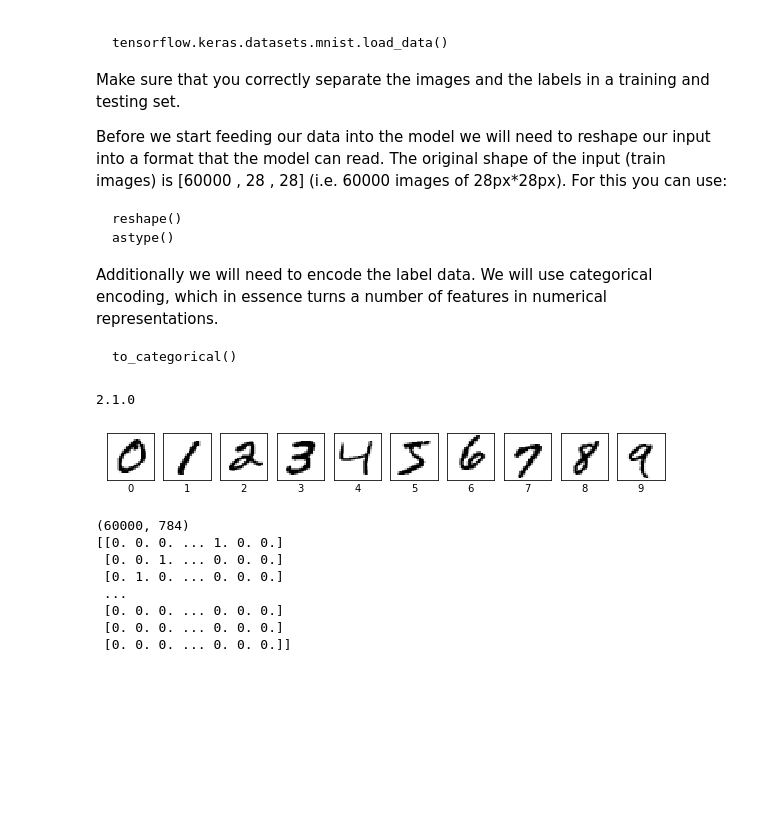
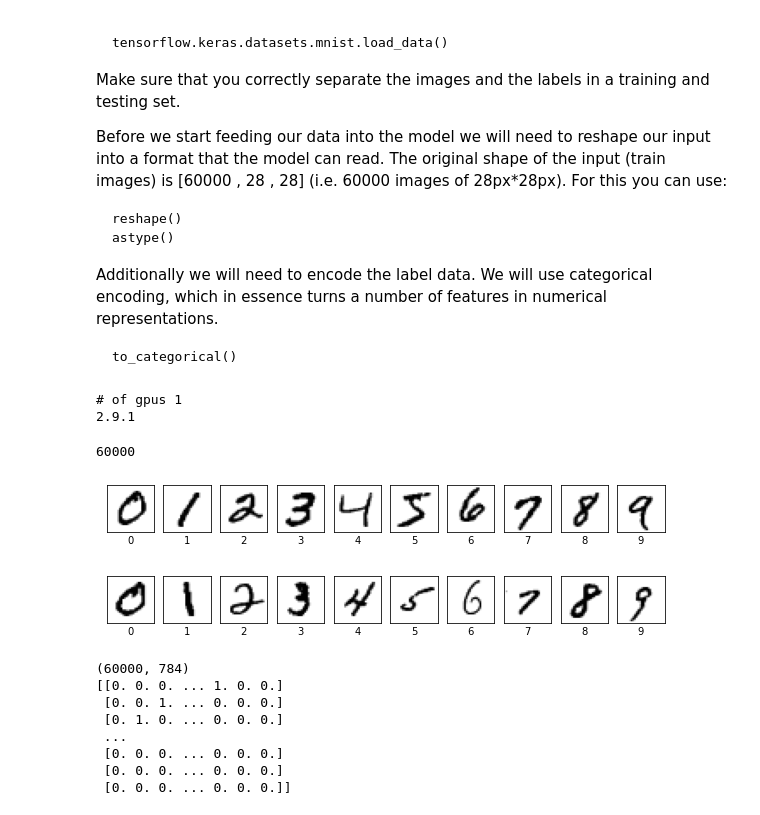
Before and after one commit to jsearcy1/AppliedMathNotebooks, a Jupyter notebook: MATH410/MATH410_MNIST-notebook0-class.ipynb, the cells around one changed output. Drawn from its saved outputs; the diff is of its cells as text; code cells hidden in the pictures; blank space fills up the shorter version.

```diff
--- a/MATH410/MATH410_MNIST-notebook0-class.ipynb
+++ b/MATH410/MATH410_MNIST-notebook0-class.ipynb
@@ -36,6 +36,8 @@ from sklearn.model_selection import train_test_split
 # importing tensorflow and keras
 import tensorflow as tf
 #from tensorflow import keras
+gpu=len(tf.config.list_physical_devices('GPU'))
+print('# of gpus %s' % gpu)
 
 print(tf.__version__)
 
@@ -45,34 +47,57 @@ from tensorflow.keras import layers                     # this is a module which
 from tensorflow.keras.utils import to_categorical       # this is used for data encoding (more on it later)
 from tensorflow.keras.callbacks import EarlyStopping    # this is a module used in early stopping
 # %% [output]
-2.1.0
+# of gpus 1
+2.9.1
+# %%
+len(train_images0)
+# %% [output]
+60000
 # %%
 #Now import the MNIST dataset, and split it into 2 distinct sets of images and labels: one for training and one for testing.
-
+(train_images0,train_labels0),(test_images0,test_labels0)=mnist.load_data()
 
 # Before we start feeding our data into the model we will need to reshape our input into a format that the model can read.
 # The original shape of the input (train images) is [60000 , 28 , 28] 60000img of 28px*28px
-
+train_images = train_images0.reshape((len(train_images0),28*28))
+train_images = train_images.astype('float32')/255 # normalized between 0 and 1 to avoid weights explosion
+test_images = test_images0.reshape((len(test_images0),28*28))
+test_images = test_images.astype('float32')/255
 
 
 # additionally we will need to encode the label data.
 # We will use categorical encoding, which in essence turns a number of features in numerical representations
 
+train_labels = to_categorical(train_labels0)
+test_labels = to_categorical(test_labels0) # turns 5 into [0,0,0,0,1,0,0,0,0]
 
 
+class_names=np.unique(train_labels0)
 # print one image per class
 plt.figure(figsize=(10,10))
 for i in range(len(class_names)):
     plt.subplot(2,10,i+1)
     plt.xticks([])
     plt.yticks([])
     plt.grid(False)
     ind=np.where(train_labels0==class_names[i])[0][0]
     plt.imshow(train_images0[ind], cmap=plt.cm.binary)
     plt.xlabel(class_names[train_labels0[ind]])
 plt.show()
+
+plt.figure(figsize=(10,10))
+for i in range(len(class_names)):
+    plt.subplot(2,10,i+1)
+    plt.xticks([])
+    plt.yticks([])
+    plt.grid(False)
+    ind=np.where(train_labels0==class_names[i])[0][1]
+    plt.imshow(train_images0[ind], cmap=plt.cm.binary)
+    plt.xlabel(class_names[train_labels0[ind]])
+plt.show()
 # %% [output]
 [figure]
+[figure, added]
 # %%
 print(train_images.shape)
 print(test_labels)
```
Also changed, not shown: parts of 5 cells of this notebook.
